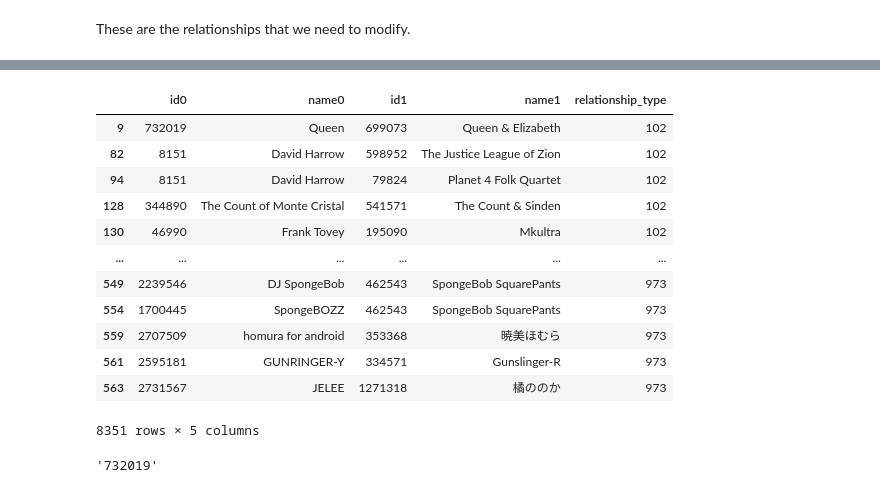
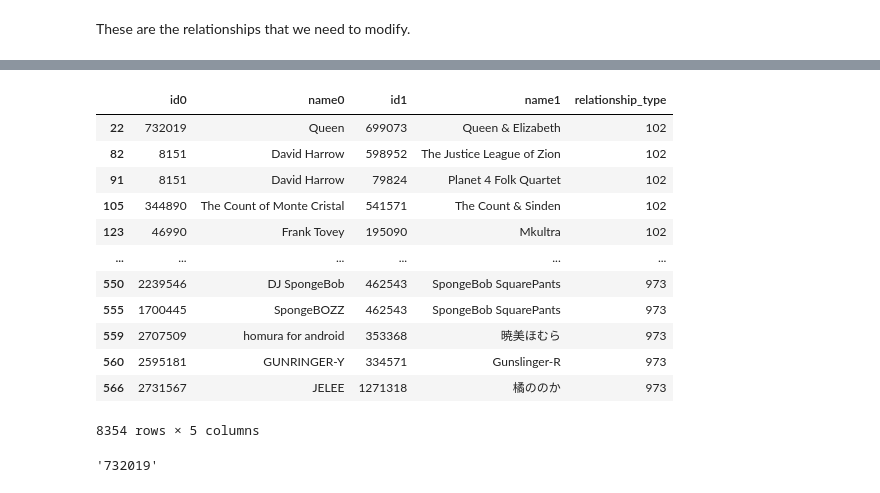
Before and after one commit to aleferu/musicbrainz, a Jupyter notebook: artist_artist.ipynb, the cells around one changed output, grey strips where cells are left out. Saved outputs shown, nothing was run; the diff lists cells and outputs as text; code cells hidden in the pictures.

Commit message:
feat: Changes are now only made to the correct columns and title fix

```diff
--- a/artist_artist.ipynb
+++ b/artist_artist.ipynb
@@ -366,22 +366,23 @@ relationships.loc[relationships.isin(changes_dict.keys()).any(axis=1)]
 # %%
-mask = relationships.isin(changes_dict.keys()).any(axis=1)
-relationships.loc[mask] = relationships.loc[mask].replace(changes_dict)
+cols = ["id0", "id1"]
+mask = relationships[cols].isin(changes_dict.keys()).any(axis=1)
+relationships.loc[mask, cols] = relationships.loc[mask, cols].replace(changes_dict)
 
 relationships.loc[mask]
 # %% [output]
 |  | id0 | name0 | id1 | name1 | relationship_type |
-| 9 | 732019 | Queen | 699073 | Queen & Elizabeth | 102 |
+| 22 | 732019 | Queen | 699073 | Queen & Elizabeth | 102 |
 | 82 | 8151 | David Harrow | 598952 | The Justice League of Zion | 102 |
-| 94 | 8151 | David Harrow | 79824 | Planet 4 Folk Quartet | 102 |
-| 128 | 344890 | The Count of Monte Cristal | 541571 | The Count & Sinden | 102 |
-| 130 | 46990 | Frank Tovey | 195090 | Mkultra | 102 |
+| 91 | 8151 | David Harrow | 79824 | Planet 4 Folk Quartet | 102 |
+| 105 | 344890 | The Count of Monte Cristal | 541571 | The Count & Sinden | 102 |
+| 123 | 46990 | Frank Tovey | 195090 | Mkultra | 102 |
 | ... | ... | ... | ... | ... | ... |
-| 549 | 2239546 | DJ SpongeBob | 462543 | SpongeBob SquarePants | 973 |
-| 554 | 1700445 | SpongeBOZZ | 462543 | SpongeBob SquarePants | 973 |
+| 550 | 2239546 | DJ SpongeBob | 462543 | SpongeBob SquarePants | 973 |
+| 555 | 1700445 | SpongeBOZZ | 462543 | SpongeBob SquarePants | 973 |
 | 559 | 2707509 | homura for android | 353368 | 暁美ほむら | 973 |
-| 561 | 2595181 | GUNRINGER-Y | 334571 | Gunslinger-R | 973 |
-| 563 | 2731567 | JELEE | 1271318 | 橘ののか | 973 |
+| 560 | 2595181 | GUNRINGER-Y | 334571 | Gunslinger-R | 973 |
+| 566 | 2731567 | JELEE | 1271318 | 橘ののか | 973 |
-8351 rows × 5 columns
+8354 rows × 5 columns
 # %%
 changes_dict["701492"]
 # %% [output]
```
Also changed, not shown: parts of 10 cells of this notebook.
